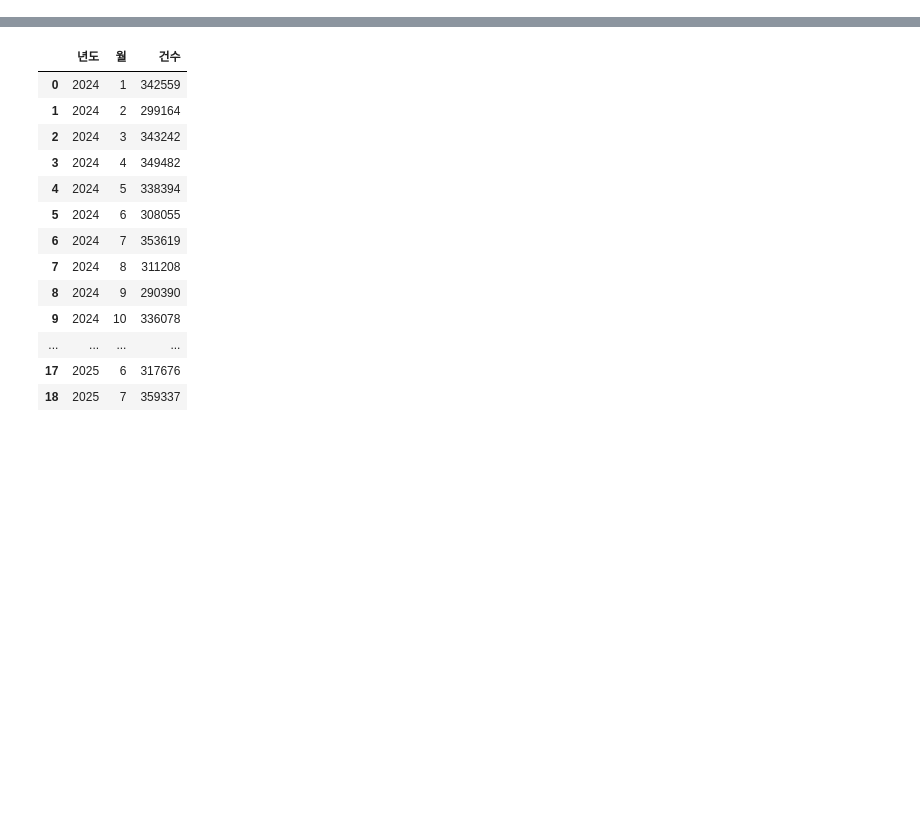
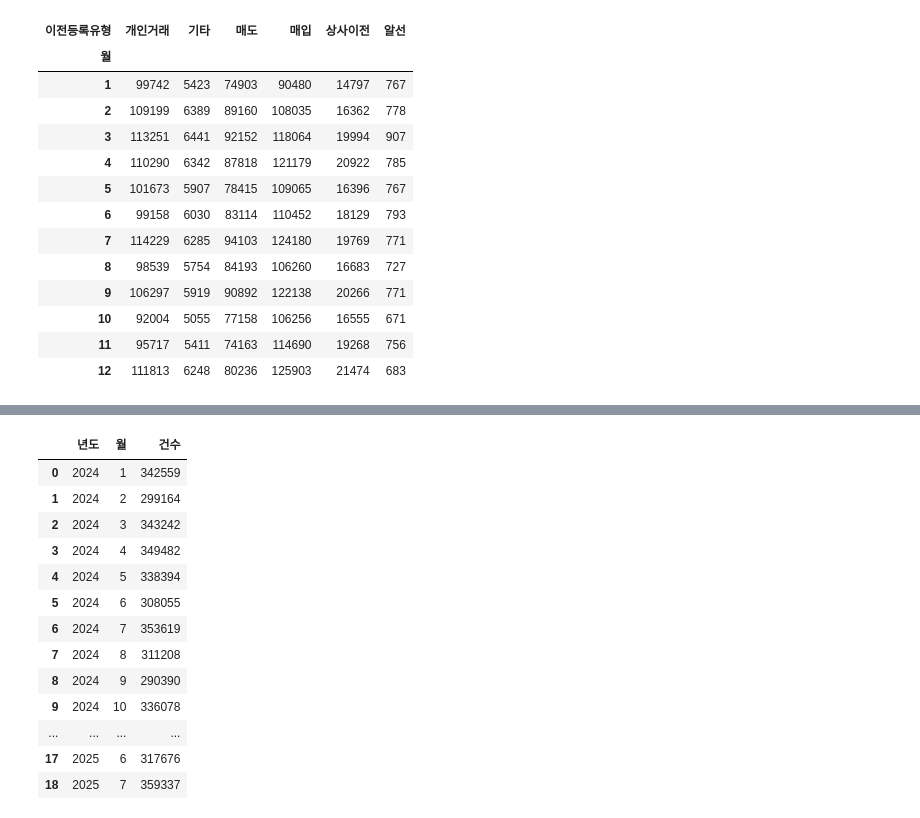
Before and after one commit to nahr0220/car_opendata, a Jupyter notebook: data_visual.ipynb, the cells around one changed output, grey strips where cells are left out. Cells and saved outputs as stored; diff of their text form; code cells hidden in the pictures; blank space fills up the shorter version.

```diff
--- a/data_visual.ipynb
+++ b/data_visual.ipynb
@@ -179,3 +204,27 @@ df['유효시장'] = (
+# %%
+df11=df.pivot_table(
+    index='월',
+    columns='이전등록유형',
+    values='년도',      # 아무 컬럼이나 가능
+    aggfunc='count'
+)
+
+df11
+# %% [output]
+| 이전등록유형 | 개인거래 | 기타 | 매도 | 매입 | 상사이전 | 알선 |
+| 월 |  |  |  |  |  |  |
+| 1 | 99742 | 5423 | 74903 | 90480 | 14797 | 767 |
+| 2 | 109199 | 6389 | 89160 | 108035 | 16362 | 778 |
+| 3 | 113251 | 6441 | 92152 | 118064 | 19994 | 907 |
+| 4 | 110290 | 6342 | 87818 | 121179 | 20922 | 785 |
+| 5 | 101673 | 5907 | 78415 | 109065 | 16396 | 767 |
+| 6 | 99158 | 6030 | 83114 | 110452 | 18129 | 793 |
+| 7 | 114229 | 6285 | 94103 | 124180 | 19769 | 771 |
+| 8 | 98539 | 5754 | 84193 | 106260 | 16683 | 727 |
+| 9 | 106297 | 5919 | 90892 | 122138 | 20266 | 771 |
+| 10 | 92004 | 5055 | 77158 | 106256 | 16555 | 671 |
+| 11 | 95717 | 5411 | 74163 | 114690 | 19268 | 756 |
+| 12 | 111813 | 6248 | 80236 | 125903 | 21474 | 683 |
 # %%
 df['이전등록유형']
 # %% [output]
```
Also changed, not shown: parts of 19 cells of this notebook, 3 other files.
